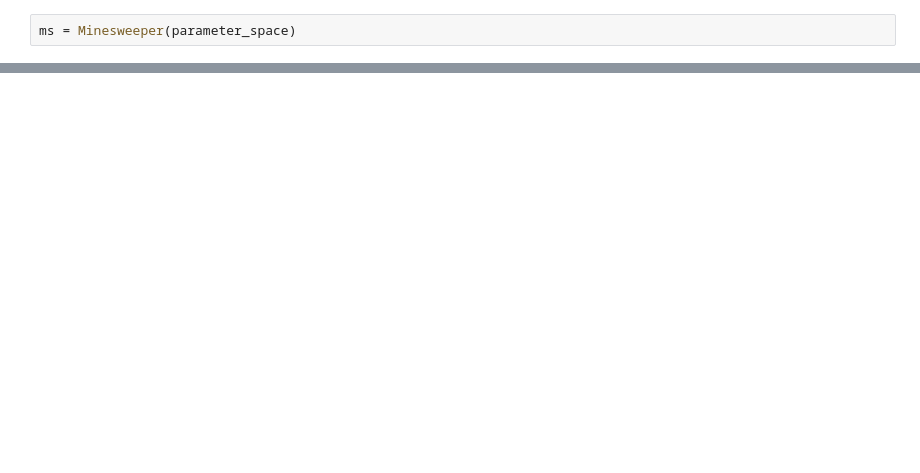
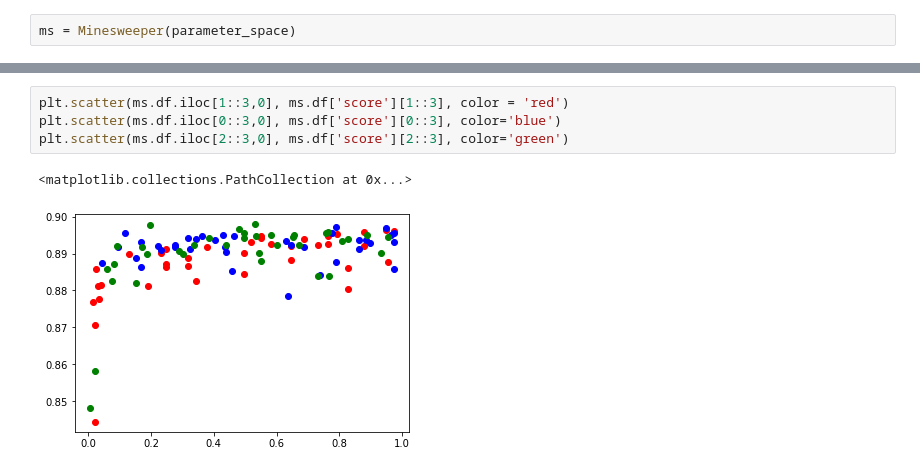
Before and after one commit to ljbelenky/minesweeper_tuning, a Jupyter notebook: higher dimensions.ipynb, the cells around one changed output, grey strips where cells are left out. Drawn from its saved outputs; the diff is of its cells as text; blank space fills up the shorter version.

```diff
--- a/higher dimensions.ipynb
+++ b/higher dimensions.ipynb
@@ -145,0 +150,7 @@ ms.df.sort_values('score',ascending=False)
+# %%
+plt.scatter(ms.df.iloc[1::3,0], ms.df['score'][1::3], color = 'red')
+plt.scatter(ms.df.iloc[0::3,0], ms.df['score'][0::3], color='blue')
+plt.scatter(ms.df.iloc[2::3,0], ms.df['score'][2::3], color='green')
+# %% [output]
+<matplotlib.collections.PathCollection at 0x...>
+[figure, added]
```
Also changed, not shown: parts of 12 cells of this notebook.
